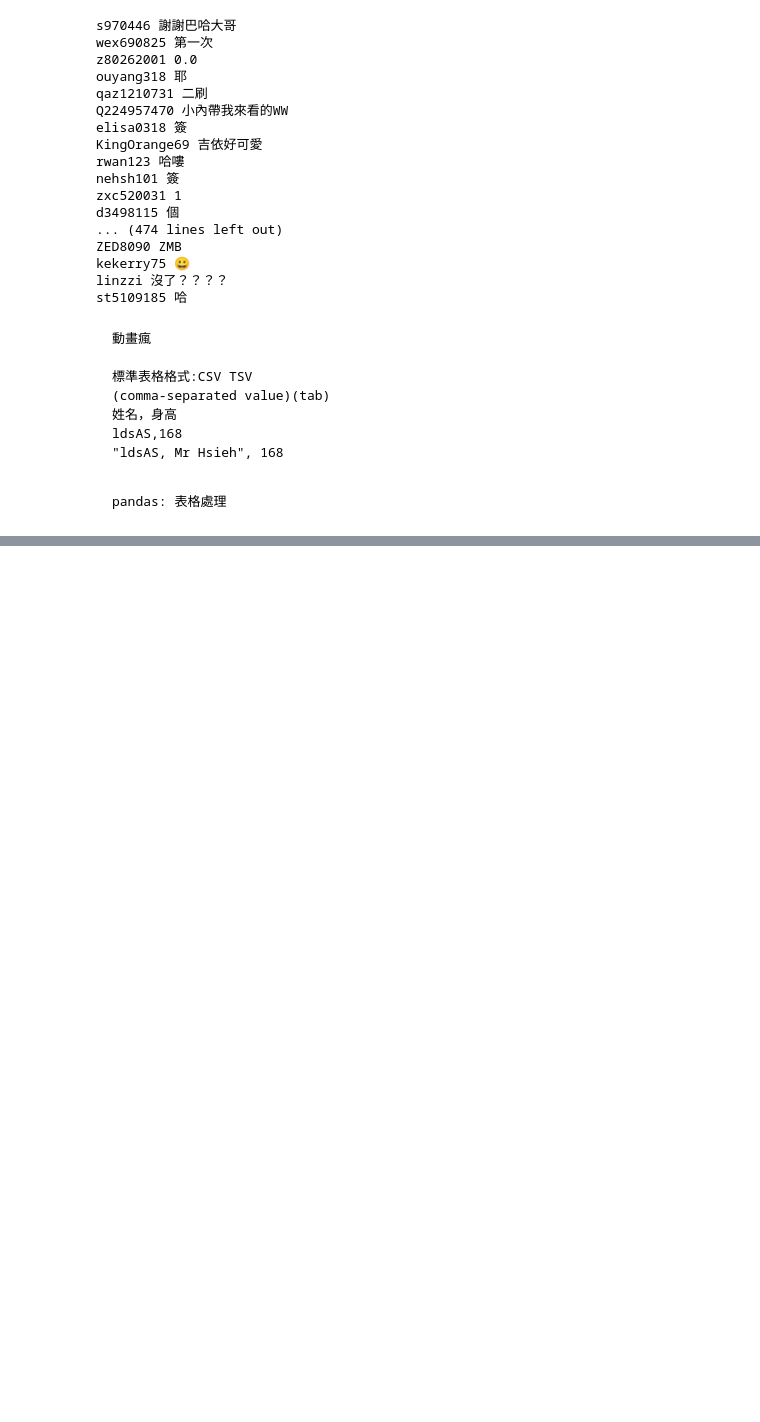
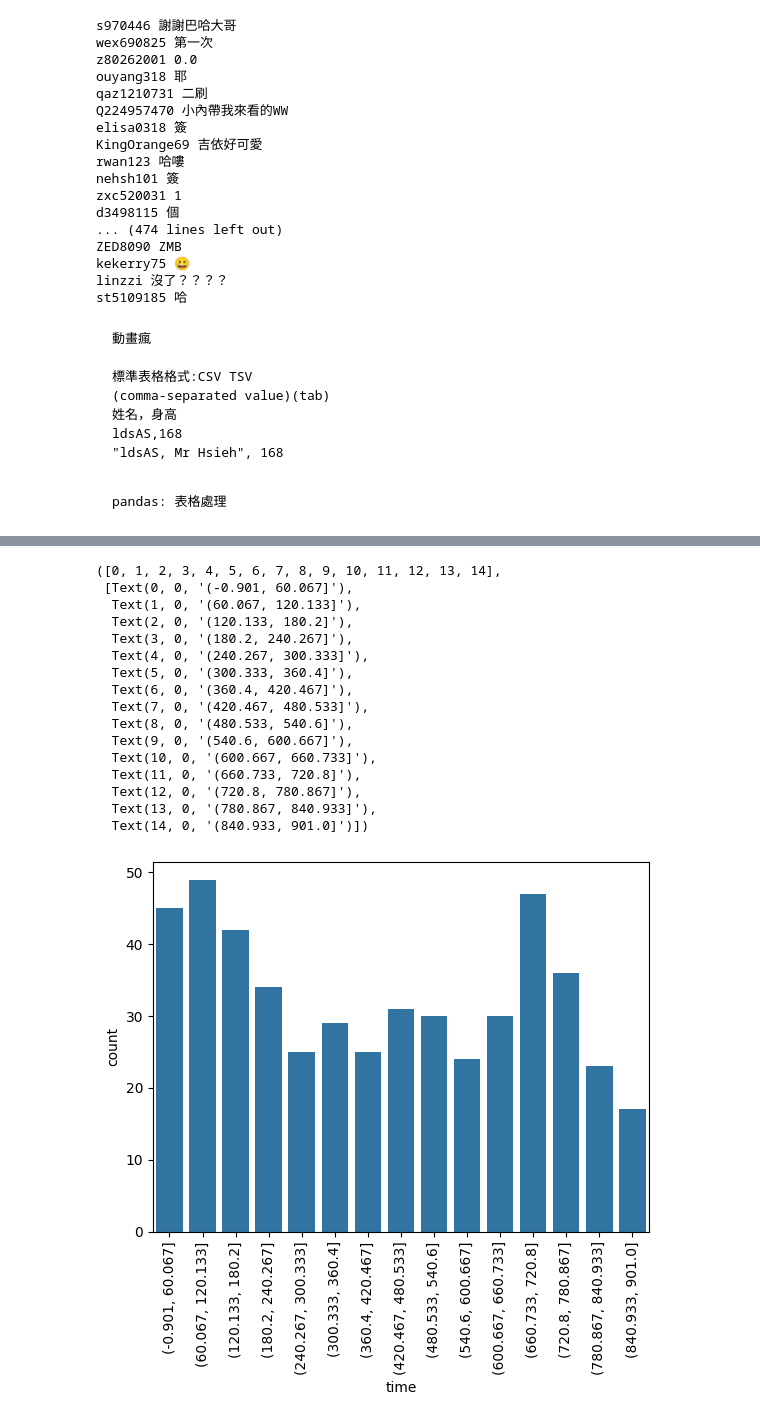
Before and after one commit to ldsAS/Tibame-AI-Learning, a Jupyter notebook: Tibame20250417.ipynb, the cells around one changed output, grey strips where cells are left out. Saved outputs shown, nothing was run; the diff lists cells and outputs as text; code cells hidden in the pictures; blank space fills up the shorter version.

```diff
--- a/Tibame20250417.ipynb
+++ b/Tibame20250417.ipynb
@@ -281,0 +285,10 @@ table.to_csv("chiikawa.tsv", sep="\t", encoding="utf-8")
+# %%
+import pandas as pd
+df = pd.read_csv("chiikawa.tsv", sep="\t", encoding="utf-8")
+# 取行操作: 跟字典一樣 [行]
+df["text"]
+# 多行取行: 把你所有要的行放在一個list裡
+cols = ["userid", "text"]
+# df[["userid", "text"]]
+df2 = df[cols]
+df2
@@ -281,0 +355,25 @@ table.to_csv("chiikawa.tsv", sep="\t", encoding="utf-8")
+# %%
+import matplotlib.pyplot as plt
+import seaborn as sns
+
+time_cut = pd.cut(df["time"], bins=15)
+sns.countplot(x=time_cut)
+plt.xticks(rotation=90)
+# %% [output]
+([0, 1, 2, 3, 4, 5, 6, 7, 8, 9, 10, 11, 12, 13, 14],
+ [Text(0, 0, '(-0.901, 60.067]'),
+  Text(1, 0, '(60.067, 120.133]'),
+  Text(2, 0, '(120.133, 180.2]'),
+  Text(3, 0, '(180.2, 240.267]'),
+  Text(4, 0, '(240.267, 300.333]'),
+  Text(5, 0, '(300.333, 360.4]'),
+  Text(6, 0, '(360.4, 420.467]'),
+  Text(7, 0, '(420.467, 480.533]'),
+  Text(8, 0, '(480.533, 540.6]'),
+  Text(9, 0, '(540.6, 600.667]'),
+  Text(10, 0, '(600.667, 660.733]'),
+  Text(11, 0, '(660.733, 720.8]'),
+  Text(12, 0, '(720.8, 780.867]'),
+  Text(13, 0, '(780.867, 840.933]'),
+  Text(14, 0, '(840.933, 901.0]')])
+[figure, added]
```
Also changed, not shown: parts of 6 cells of this notebook.
